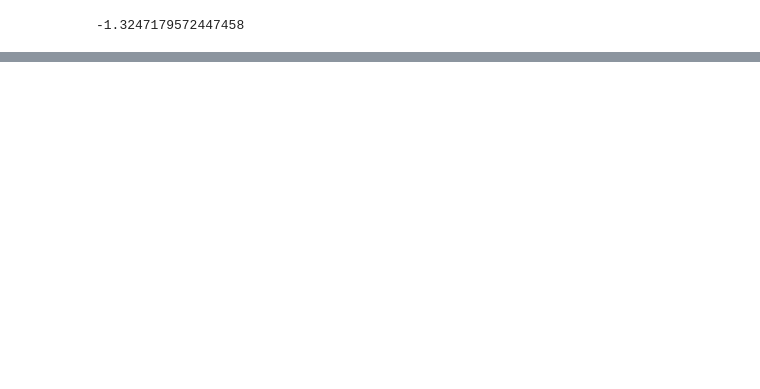
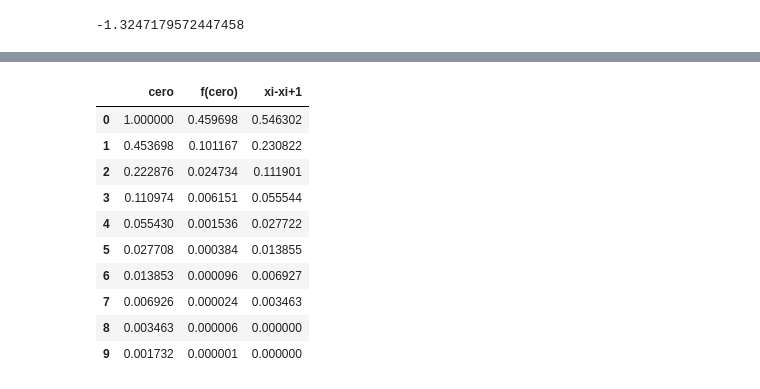
Before and after one commit to sergioarnold87/Practica_Sergio, a Jupyter notebook: Metodos_Numericos__Ceros.ipynb, the cells around one changed output, grey strips where cells are left out. Drawn from its saved outputs; the diff is of its cells as text; code cells hidden in the pictures; blank space fills up the shorter version.

```diff
--- a/Metodos_Numericos__Ceros.ipynb
+++ b/Metodos_Numericos__Ceros.ipynb
@@ -74,0 +322,57 @@ def puntofijo(x0,TOL,N_max, g=function).
+# %%
+def function(x):
+  return 1-math.cos(x)
+def f_der(x):
+  return math.sin(x)
+# %%
+def sucNR(x0,N_max,f=function,fd=f_der):
+  """
+    Dada una función f definida en los reales dónde f'(x0) és distinto de 0,
+    devuelve la sucesión generada por el método de Newton-Raphson.
+
+
+    Parámetros:
+    * x0: Primera iteración
+    * N_max: Número máximo de iteraciones
+    * f: función definida en los reales
+    * fd: función derivada de f
+
+    Valor de retorno
+    * cero: sucesión generada por el método de Newton-Raphson
+    * fcero: sucesión generada por el método de Newton-Raphson evaluada en f
+    * diferencias: diferencia entre dos términos seguidos de cada iteración
+  """
+  cero=[x0]
+  for i in range(1,N_max):
+    if(cero[i-1]==0):
+      break
+    cero.append(cero[i-1]-f(cero[i-1])/fd(cero[i-1]))
+  diferencias=[]
+  for i in range(len(cero)-1):
+    if (cero[len(cero)-1]-cero[i+1] != 0):
+      diferencias.append(abs(cero[i+1]-cero[i]))
+    else:
+      diferencias.append(0)
+  diferencias.append(0)
+  fcero=[]
+  for i in cero:
+    fcero.append(f(i))
+  res=pd.DataFrame(cero,columns=['cero'])
+  res['f(cero)']=fcero
+  res['xi-xi+1']=diferencias
+
+  return res
+# %%
+sucNR(1,10)
+# %% [output]
+|  | cero | f(cero) | xi-xi+1 |
+| 0 | 1.000000 | 0.459698 | 0.546302 |
+| 1 | 0.453698 | 0.101167 | 0.230822 |
+| 2 | 0.222876 | 0.024734 | 0.111901 |
+| 3 | 0.110974 | 0.006151 | 0.055544 |
+| 4 | 0.055430 | 0.001536 | 0.027722 |
+| 5 | 0.027708 | 0.000384 | 0.013855 |
+| 6 | 0.013853 | 0.000096 | 0.006927 |
+| 7 | 0.006926 | 0.000024 | 0.003463 |
+| 8 | 0.003463 | 0.000006 | 0.000000 |
+| 9 | 0.001732 | 0.000001 | 0.000000 |
```
Also changed, not shown: parts of 28 cells of this notebook.
